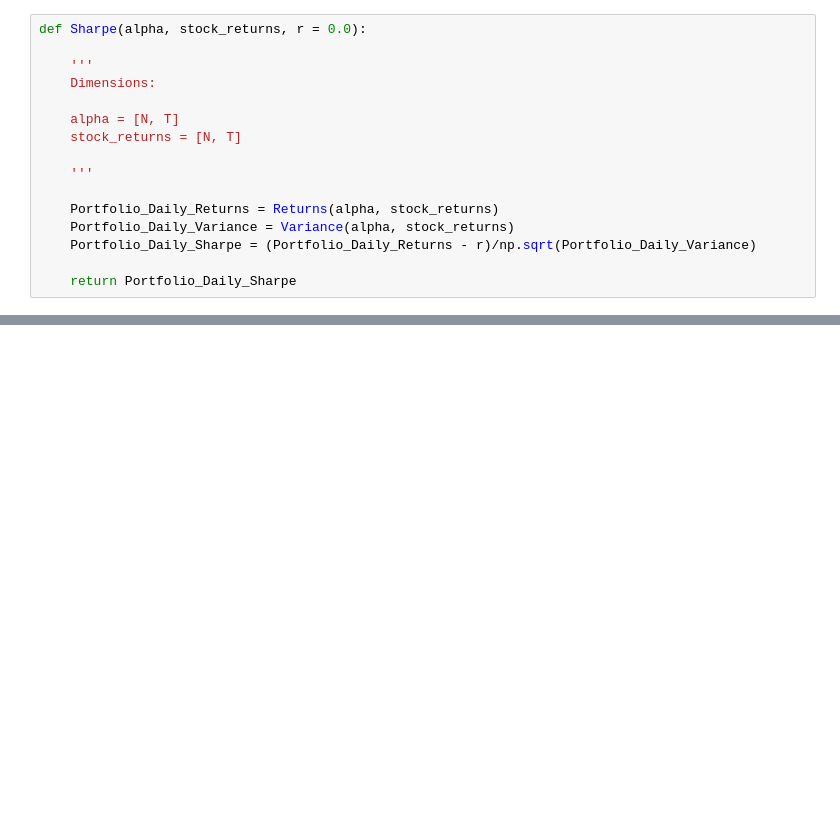
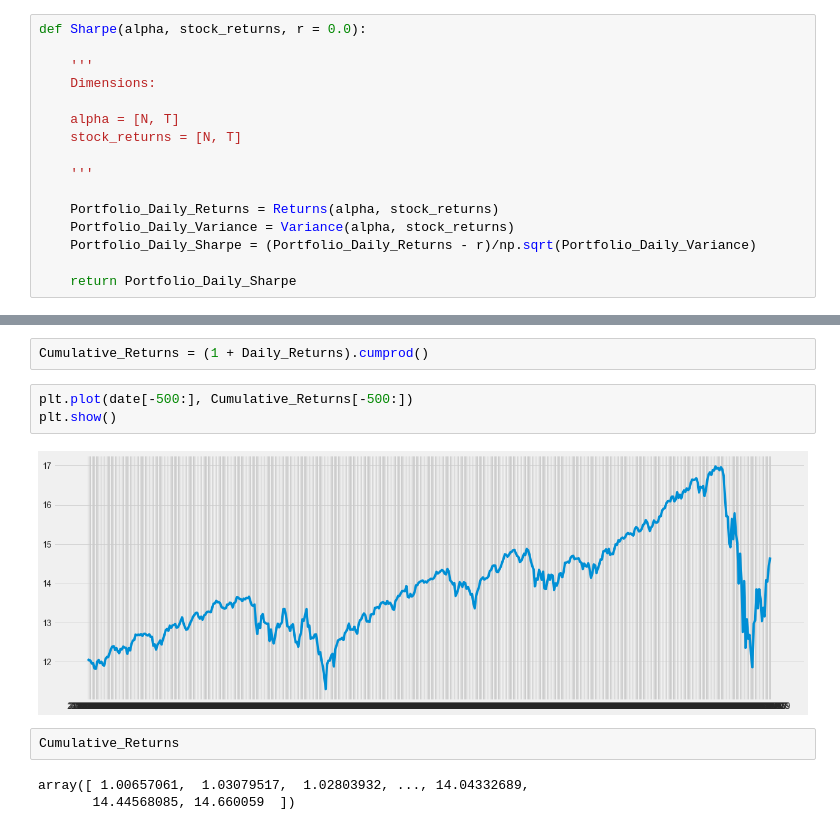
Before and after one commit to abhishekprog0/AlgorithmicTrading-AlphaTraders, a Jupyter notebook: source/PerformanceMetrics.ipynb, the cells around one changed output, grey strips where cells are left out. Drawn from its saved outputs; the diff is of its cells as text; blank space fills up the shorter version.

```diff
--- a/source/PerformanceMetrics.ipynb
+++ b/source/PerformanceMetrics.ipynb
@@ -80,0 +133,12 @@ print (Daily_Sharpe)
+# %%
+Cumulative_Returns = (1 + Daily_Returns).cumprod()
+# %%
+plt.plot(date[-500:], Cumulative_Returns[-500:])
+plt.show()
+# %% [output]
+[figure, added]
+# %%
+Cumulative_Returns
+# %% [output]
+array([ 1.00657061,  1.03079517,  1.02803932, ..., 14.04332689,
+       14.44568085, 14.660059  ])
```
Also changed, not shown: parts of 18 cells of this notebook.
